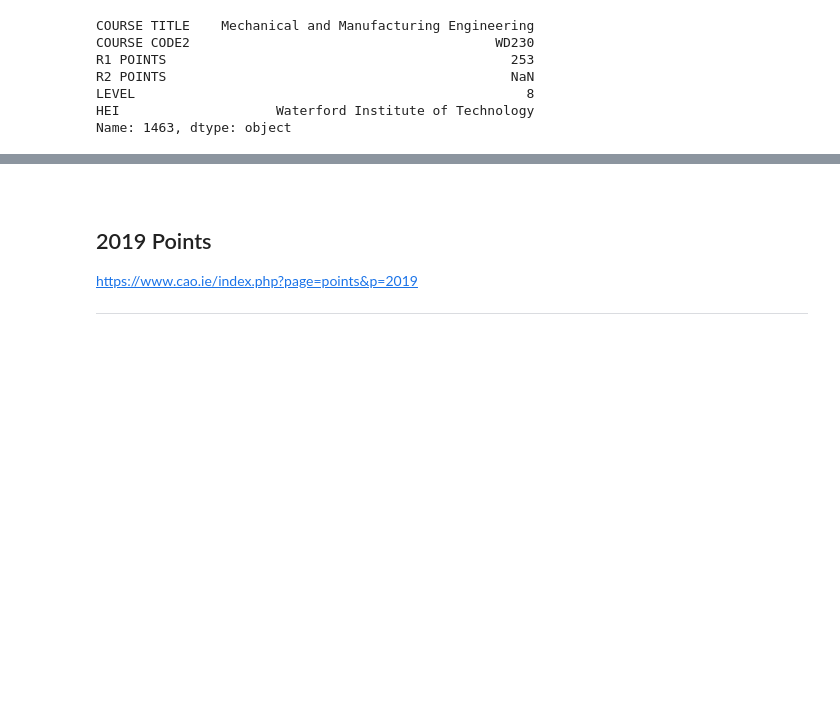
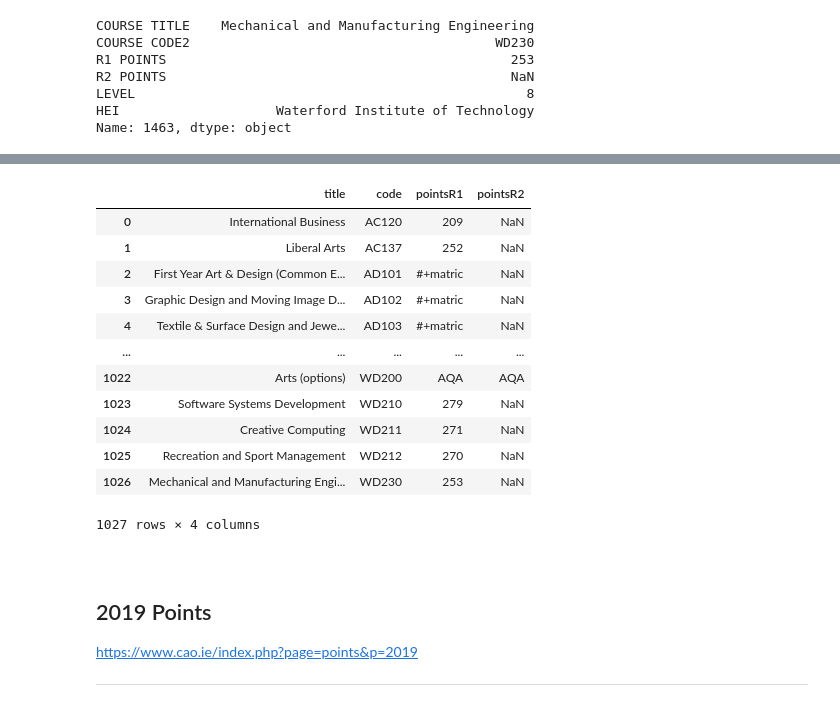
Before and after one commit to angelinka/Fundamentals-of-Data-Analysis, a Jupyter notebook: cao.ipynb, the cells around one changed output, grey strips where cells are left out. Cells and saved outputs as stored; diff of their text form; code cells hidden in the pictures; blank space fills up the shorter version.

Commit message:
Cleared up the data, filtered l8 courses for 2020

```diff
--- a/cao.ipynb
+++ b/cao.ipynb
@@ -272,3 +221,7 @@ R2 POINTS                                            NaN
 LEVEL                                                  8
 HEI                    Waterford Institute of Technology
 Name: 1463, dtype: object
+# %%
+# Select only level 8 courses
+df2020_l8 = df2020.loc[df2020['LEVEL'] == 8]
+df2020_l8
@@ -274,0 +242,22 @@ Name: 1463, dtype: object
+# %%
+# Dropping last two columns as we don't need them after we have already selected only level 8 courses
+df2020_l8 = df2020_l8.drop(columns=['LEVEL', 'HEI'])
+# Resetting indexes of the rows so they are unique and ordered
+df2020_l8 = df2020_l8.reset_index(drop=True)
+# %%
+df2020_l8 = df2020_l8.rename(columns={"COURSE TITLE": "title", "COURSE CODE2": "code", "R1 POINTS": "pointsR1", "R2 POINTS": "pointsR2"})
+df2020_l8
+# %% [output]
+|  | title | code | pointsR1 | pointsR2 |
+| 0 | International Business | AC120 | 209 | NaN |
+| 1 | Liberal Arts | AC137 | 252 | NaN |
+| 2 | First Year Art & Design (Common E... | AD101 | #+matric | NaN |
+| 3 | Graphic Design and Moving Image D... | AD102 | #+matric | NaN |
+| 4 | Textile & Surface Design and Jewe... | AD103 | #+matric | NaN |
+| ... | ... | ... | ... | ... |
+| 1022 | Arts (options) | WD200 | AQA | AQA |
+| 1023 | Software Systems Development | WD210 | 279 | NaN |
+| 1024 | Creative Computing | WD211 | 271 | NaN |
+| 1025 | Recreation and Sport Management | WD212 | 270 | NaN |
+| 1026 | Mechanical and Manufacturing Engi... | WD230 | 253 | NaN |
+1027 rows × 4 columns
```
Also changed, not shown: parts of 18 cells of this notebook.
